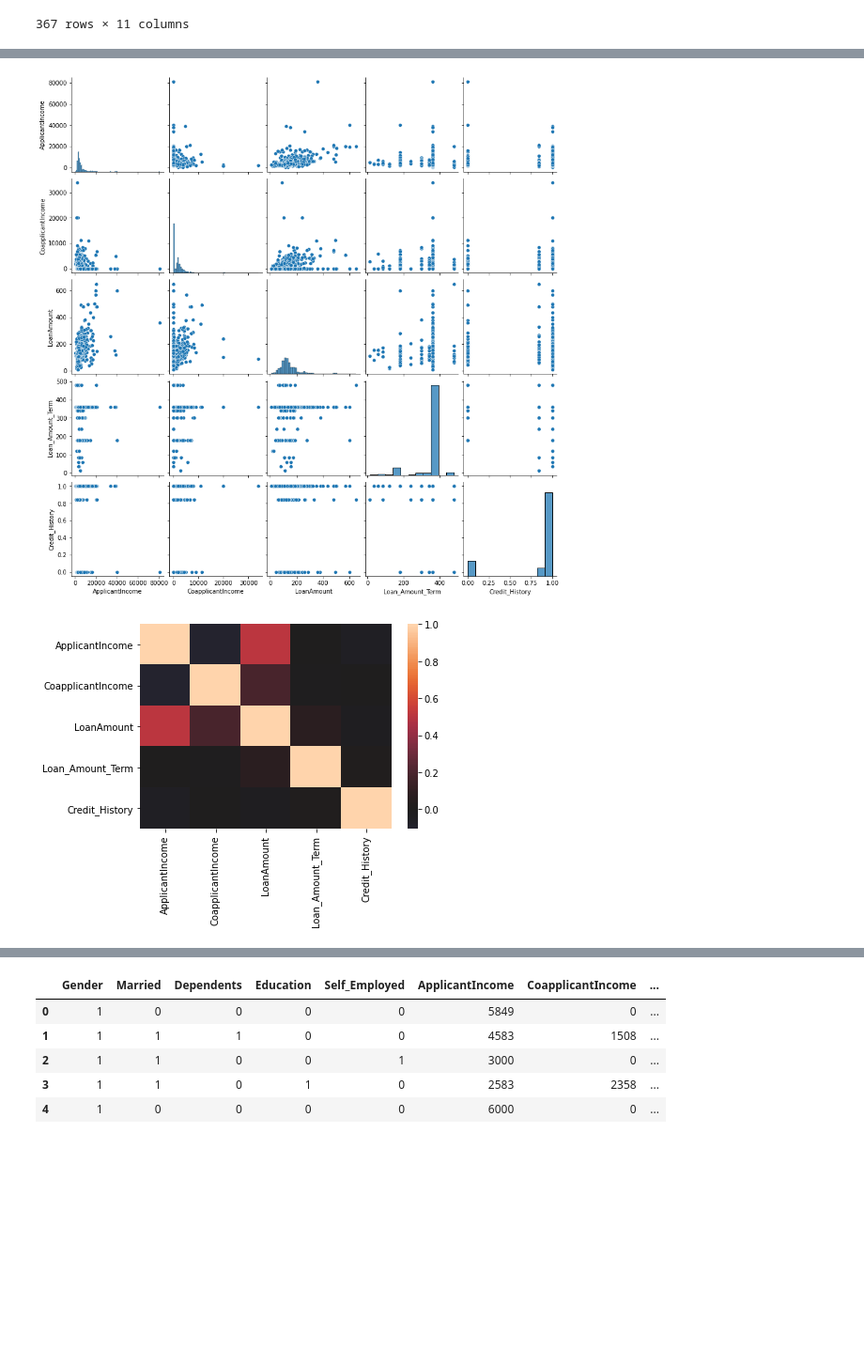
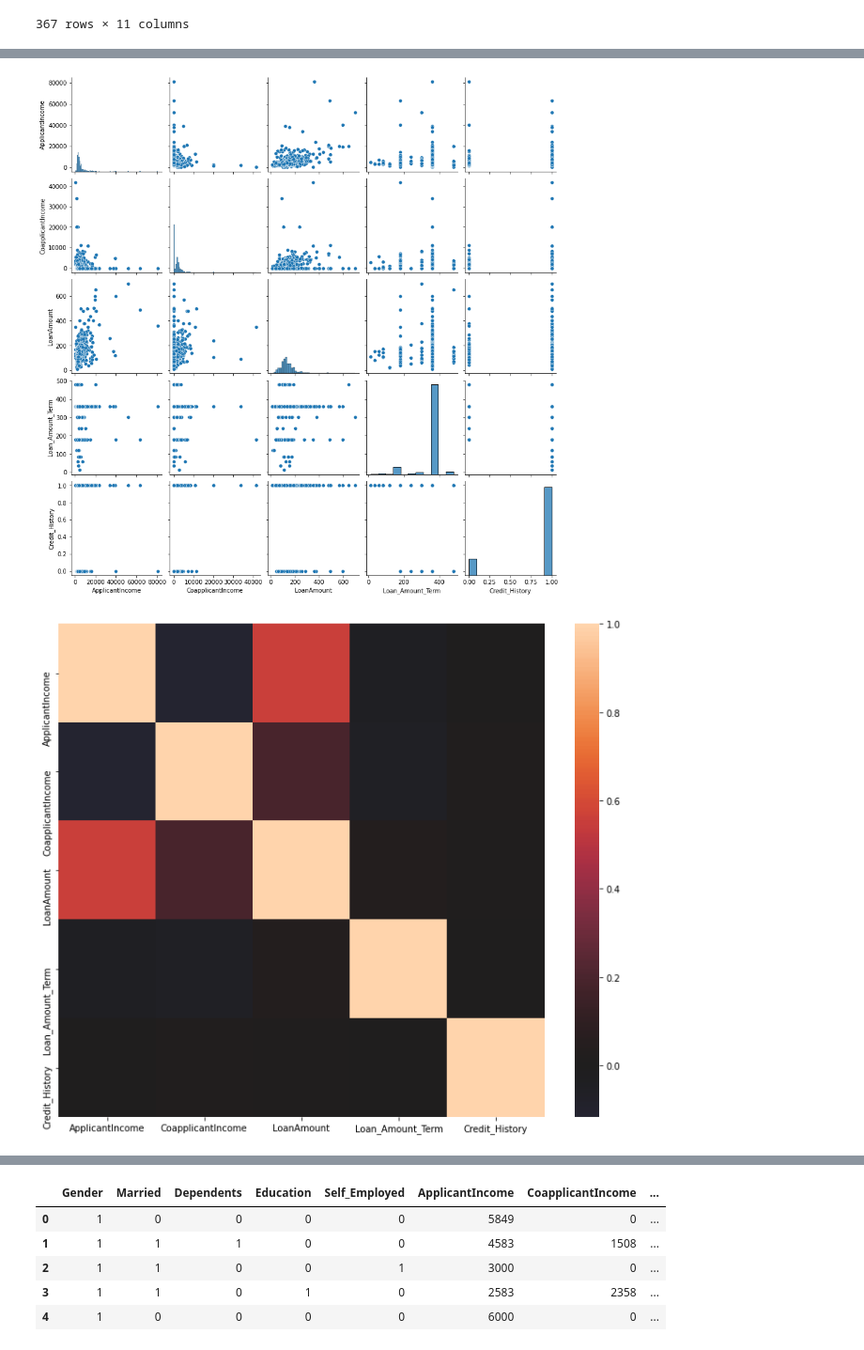
Before and after one commit to haltaf000/Loan-Calculator-, a Jupyter notebook: Loan Calculator.ipynb, the cells around one changed output, grey strips where cells are left out. Shown at 94% size. Cells and saved outputs as stored; diff of their text form; code cells hidden in the pictures; blank space fills up the shorter version.

```diff
--- a/Loan Calculator.ipynb
+++ b/Loan Calculator.ipynb
@@ -72,7 +132,7 @@ train.duplicated().sum()
 # %% [output]
 0
 # %%
-train = train.fillna(train.mean())
+train = train.fillna(train.bfill())
 train
 # %% [output]
 |  | Gender | Married | Dependents | Education | Self_Employed | ApplicantIncome | CoapplicantIncome | ... |
@@ -226,12 +261,13 @@ test = test.dropna()
 sns.pairplot(train)
 plt.show()
 # %% [output]
-[figure, old version]
+[figure, new version]
 # %%
+plt.figure(figsize=(12, 10))
 sns.heatmap(train.corr(), center=0, robust=True)
 plt.show()
 # %% [output]
-[figure, old version]
+[figure, new version]
 # %%
 num = train.select_dtypes('number').columns.to_list()
 #list of all the categoric columns
```
Also changed, not shown: parts of 43 cells of this notebook.
